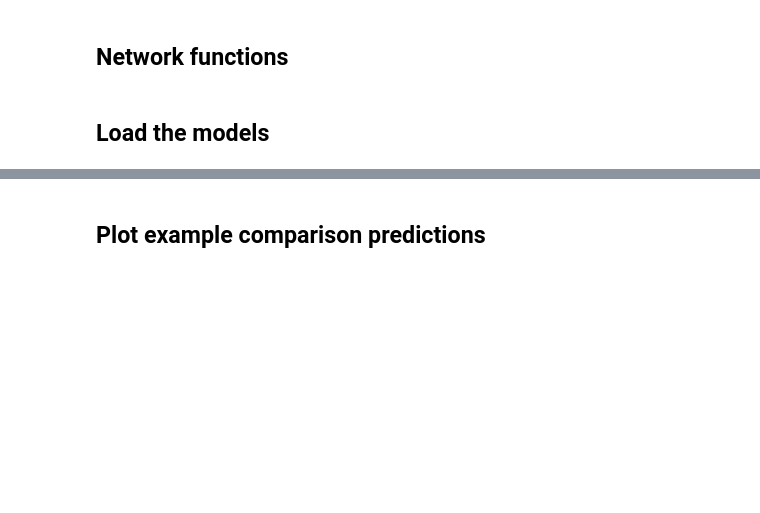
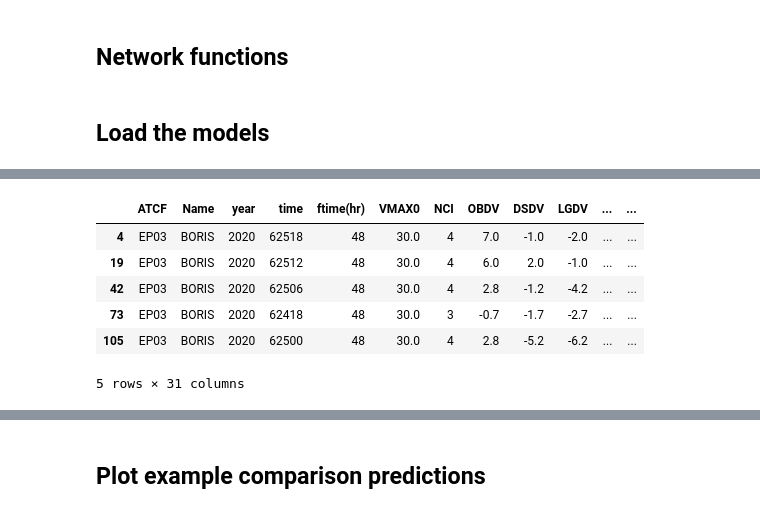
Before and after one commit to eabarnes1010/hurricane_uqcomparisons, a Jupyter notebook: _plot_uqCurves.ipynb, the cells around one changed output, grey strips where cells are left out. Cells and saved outputs as stored; diff of their text form; code cells hidden in the pictures; blank space fills up the shorter version.

```diff
--- a/_plot_uqCurves.ipynb
+++ b/_plot_uqCurves.ipynb
@@ -338,2 +343,12 @@ print(pred_dict.keys())
+# %%
+df_test[df_test["Name"]=='BORIS']
+# %% [output]
+|  | ATCF | Name | year | time | ftime(hr) | VMAX0 | NCI | OBDV | DSDV | LGDV | ... | ... |
+| 4 | EP03 | BORIS | 2020 | 62518 | 48 | 30.0 | 4 | 7.0 | -1.0 | -2.0 | ... | ... |
+| 19 | EP03 | BORIS | 2020 | 62512 | 48 | 30.0 | 4 | 6.0 | 2.0 | -1.0 | ... | ... |
+| 42 | EP03 | BORIS | 2020 | 62506 | 48 | 30.0 | 4 | 2.8 | -1.2 | -4.2 | ... | ... |
+| 73 | EP03 | BORIS | 2020 | 62418 | 48 | 30.0 | 3 | -0.7 | -1.7 | -2.7 | ... | ... |
+| 105 | EP03 | BORIS | 2020 | 62500 | 48 | 30.0 | 4 | 2.8 | -5.2 | -6.2 | ... | ... |
+5 rows × 31 columns
 # %%
 pred_dict.keys()
```
Also changed, not shown: parts of 6 cells of this notebook, 3 other files.
